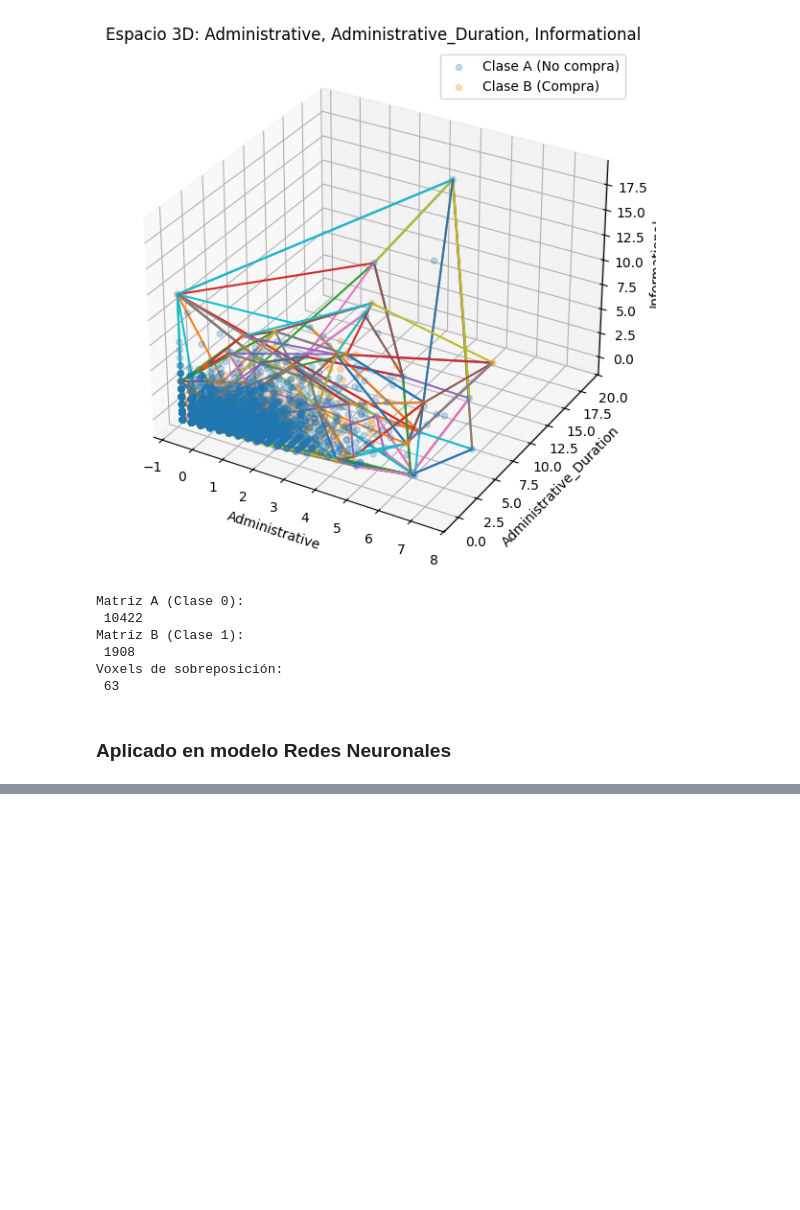
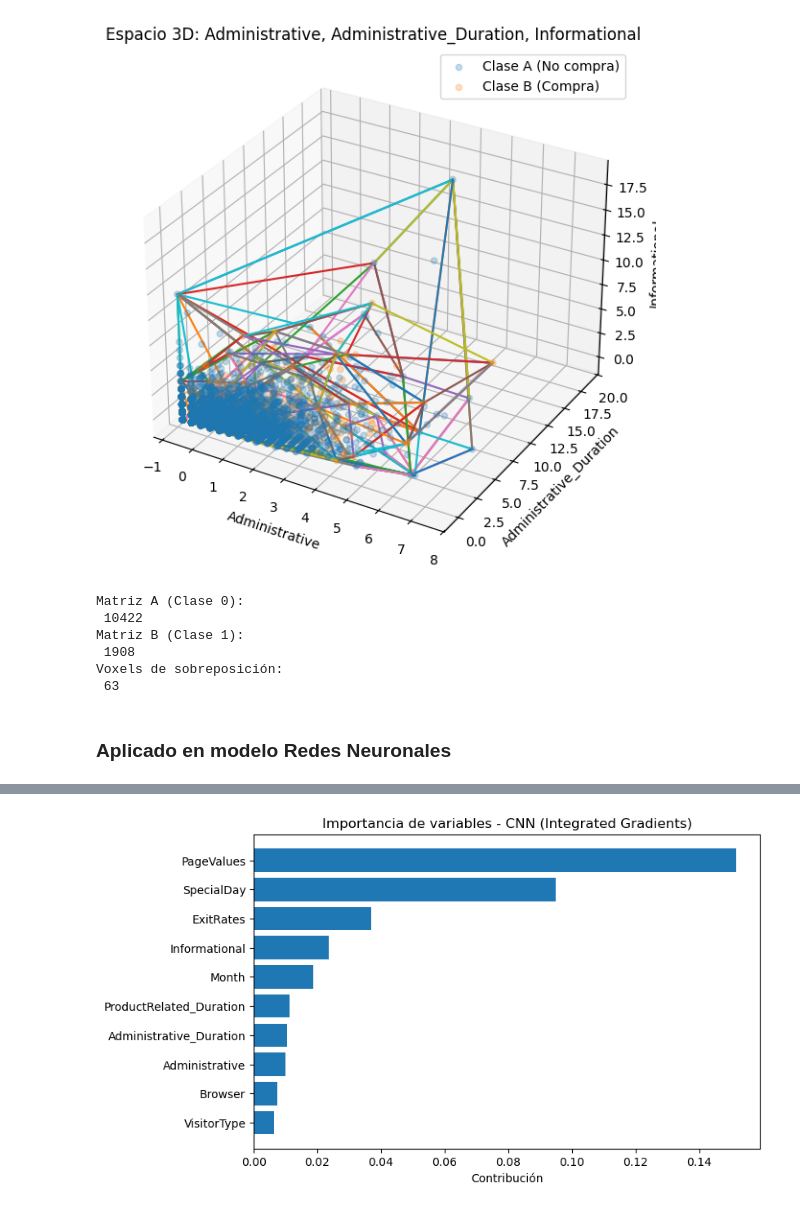
Before and after one commit to SirYorch/IA_Explicabilidad, a Jupyter notebook: Practica.ipynb, the cells around one changed output, grey strips where cells are left out. Drawn from its saved outputs; the diff is of its cells as text; code cells hidden in the pictures; blank space fills up the shorter version.

```diff
--- a/Practica.ipynb
+++ b/Practica.ipynb
@@ -297,0 +392,15 @@ def plot_voxel_matrix(mat, title, color='blue'):
+# %%
+early_stop = EarlyStopping(
+    monitor='val_loss',
+    patience=5,
+    restore_best_weights=True
+)
+
+history = model_cnn.fit(
+    X_train, y_train,
+    epochs=40,
+    batch_size=32,
+    validation_split=0.2,
+    callbacks=[early_stop],
+    verbose=1
+)
@@ -297,0 +467,12 @@ def plot_voxel_matrix(mat, title, color='blue'):
+# %%
+sample = X_test[0:1]
+
+attr = integrated_gradients_cnn(model_cnn, sample)
+importance = np.abs(attr).reshape(-1)
+
+importance_df = pd.DataFrame({
+    "Variable": features,
+    "Importance": importance
+}).sort_values("Importance", ascending=False)
+
+importance_df
@@ -297,0 +497,9 @@ def plot_voxel_matrix(mat, title, color='blue'):
+# %%
+plt.figure(figsize=(8,5))
+plt.barh(importance_df["Variable"][:10][::-1],
+         importance_df["Importance"][:10][::-1])
+plt.title("Importancia de variables - CNN (Integrated Gradients)")
+plt.xlabel("Contribución")
+plt.show()
+# %% [output]
+[figure, added]
```
Also changed, not shown: parts of 17 cells of this notebook.
